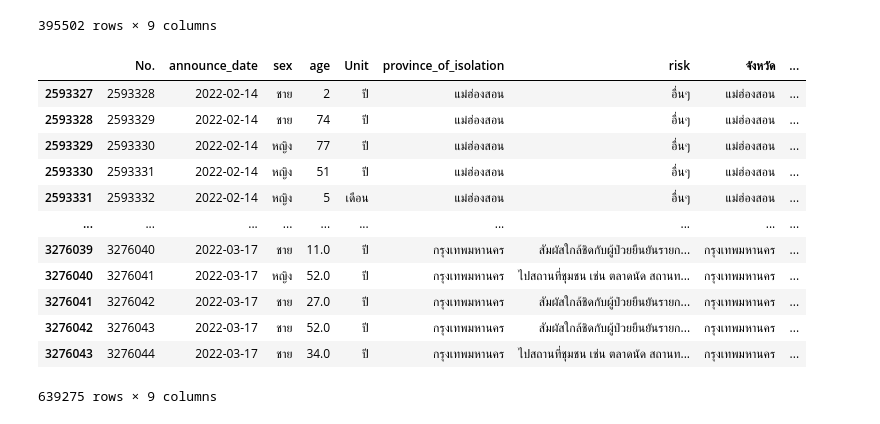
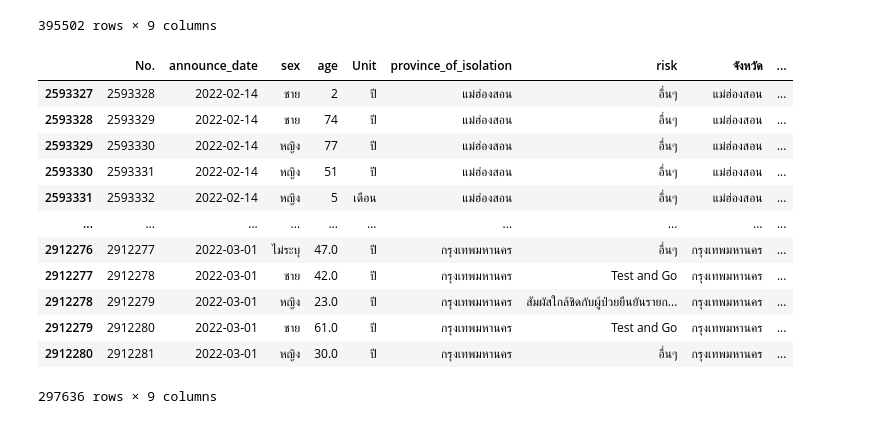
Before and after one commit to Jittiya/data_viz_2022, a Jupyter notebook: Project.ipynb, the cells around one changed output. Drawn from its saved outputs; the diff is of its cells as text; code cells hidden in the pictures.

Commit message:
Save table done

```diff
--- a/Project.ipynb
+++ b/Project.ipynb
@@ -749,19 +749,19 @@ data_df6 ## แสดงข้อมูล
 | 2593239 | 2593240 | 2022-02-13 | หญิง | 51 | ปี | กรุงเทพมหานคร | Test and Go | กรุงเทพมหานคร | ... |
 395502 rows × 9 columns
 # %%
-data_df7 = data_df[(data_df['announce_date']>='2022-02-14') & (data_df['announce_date']<='2022-03-17')]  ### เลือกข้อมูล announce_date วันที่ 14 ก.พ. 2022 ถึง 17 มี.ค. 2022
+data_df7 = data_df[(data_df['announce_date']>='2022-02-14') & (data_df['announce_date']<='2022-03-01')]  ### เลือกข้อมูล announce_date วันที่ 14 ก.พ. 2022 ถึง 01 มี.ค. 2022
 data_df7 ## แสดงข้อมูล
 # %% [output]
 |  | No. | announce_date | sex | age | Unit | province_of_isolation | risk | จังหวัด | ... |
 | 2593327 | 2593328 | 2022-02-14 | ชาย | 2 | ปี | แม่ฮ่องสอน | อื่นๆ | แม่ฮ่องสอน | ... |
 | 2593328 | 2593329 | 2022-02-14 | ชาย | 74 | ปี | แม่ฮ่องสอน | อื่นๆ | แม่ฮ่องสอน | ... |
 | 2593329 | 2593330 | 2022-02-14 | หญิง | 77 | ปี | แม่ฮ่องสอน | อื่นๆ | แม่ฮ่องสอน | ... |
 | 2593330 | 2593331 | 2022-02-14 | หญิง | 51 | ปี | แม่ฮ่องสอน | อื่นๆ | แม่ฮ่องสอน | ... |
 | 2593331 | 2593332 | 2022-02-14 | หญิง | 5 | เดือน | แม่ฮ่องสอน | อื่นๆ | แม่ฮ่องสอน | ... |
 | ... | ... | ... | ... | ... | ... | ... | ... | ... | ... |
-| 3276039 | 3276040 | 2022-03-17 | ชาย | 11.0 | ปี | กรุงเทพมหานคร | สัมผัสใกล้ชิดกับผู้ป่วยยืนยันรายก... | กรุงเทพมหานคร | ... |
-| 3276040 | 3276041 | 2022-03-17 | หญิง | 52.0 | ปี | กรุงเทพมหานคร | ไปสถานที่ชุมชน เช่น ตลาดนัด สถานท... | กรุงเทพมหานคร | ... |
-| 3276041 | 3276042 | 2022-03-17 | ชาย | 27.0 | ปี | กรุงเทพมหานคร | สัมผัสใกล้ชิดกับผู้ป่วยยืนยันรายก... | กรุงเทพมหานคร | ... |
-| 3276042 | 3276043 | 2022-03-17 | ชาย | 52.0 | ปี | กรุงเทพมหานคร | สัมผัสใกล้ชิดกับผู้ป่วยยืนยันรายก... | กรุงเทพมหานคร | ... |
-| 3276043 | 3276044 | 2022-03-17 | ชาย | 34.0 | ปี | กรุงเทพมหานคร | ไปสถานที่ชุมชน เช่น ตลาดนัด สถานท... | กรุงเทพมหานคร | ... |
+| 2912276 | 2912277 | 2022-03-01 | ไม่ระบุ | 47.0 | ปี | กรุงเทพมหานคร | อื่นๆ | กรุงเทพมหานคร | ... |
+| 2912277 | 2912278 | 2022-03-01 | ชาย | 42.0 | ปี | กรุงเทพมหานคร | Test and Go | กรุงเทพมหานคร | ... |
+| 2912278 | 2912279 | 2022-03-01 | หญิง | 23.0 | ปี | กรุงเทพมหานคร | สัมผัสใกล้ชิดกับผู้ป่วยยืนยันรายก... | กรุงเทพมหานคร | ... |
+| 2912279 | 2912280 | 2022-03-01 | ชาย | 61.0 | ปี | กรุงเทพมหานคร | Test and Go | กรุงเทพมหานคร | ... |
+| 2912280 | 2912281 | 2022-03-01 | หญิง | 30.0 | ปี | กรุงเทพมหานคร | อื่นๆ | กรุงเทพมหานคร | ... |
-639275 rows × 9 columns
+297636 rows × 9 columns
```
Also changed, not shown: parts of 14 cells of this notebook.
